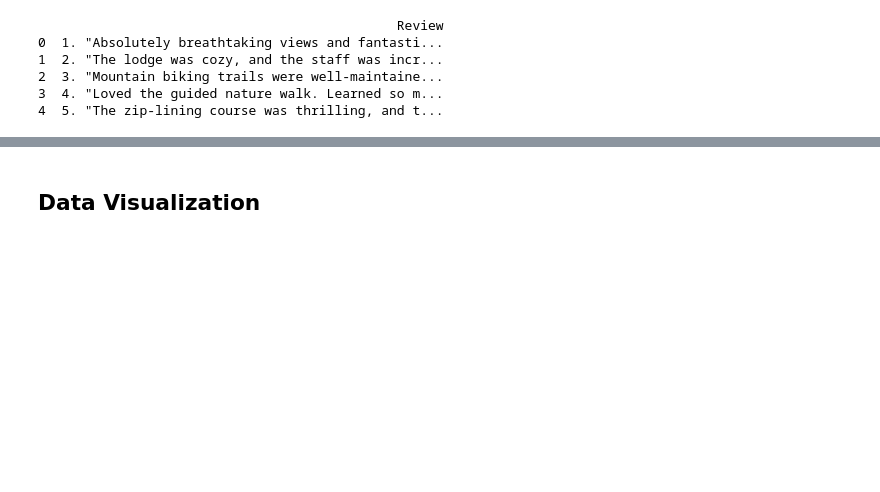
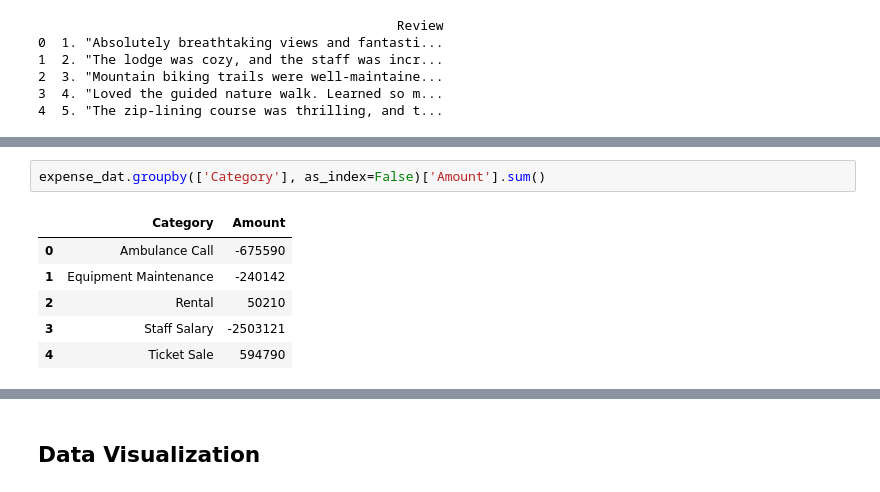
Before and after one commit to Vondent/UBC-Bolt-2025, a Jupyter notebook: ubc-bolt-2025.ipynb, the cells around one changed output, grey strips where cells are left out. Cells and saved outputs as stored; diff of their text form; blank space fills up the shorter version.

```diff
--- a/ubc-bolt-2025.ipynb
+++ b/ubc-bolt-2025.ipynb
@@ -75,0 +163,9 @@ print(reviews_dat.head())
+# %%
+expense_dat.groupby(['Category'], as_index=False)['Amount'].sum()
+# %% [output]
+|  | Category | Amount |
+| 0 | Ambulance Call | -675590 |
+| 1 | Equipment Maintenance | -240142 |
+| 2 | Rental | 50210 |
+| 3 | Staff Salary | -2503121 |
+| 4 | Ticket Sale | 594790 |
```
Also changed, not shown: parts of 13 cells of this notebook.
